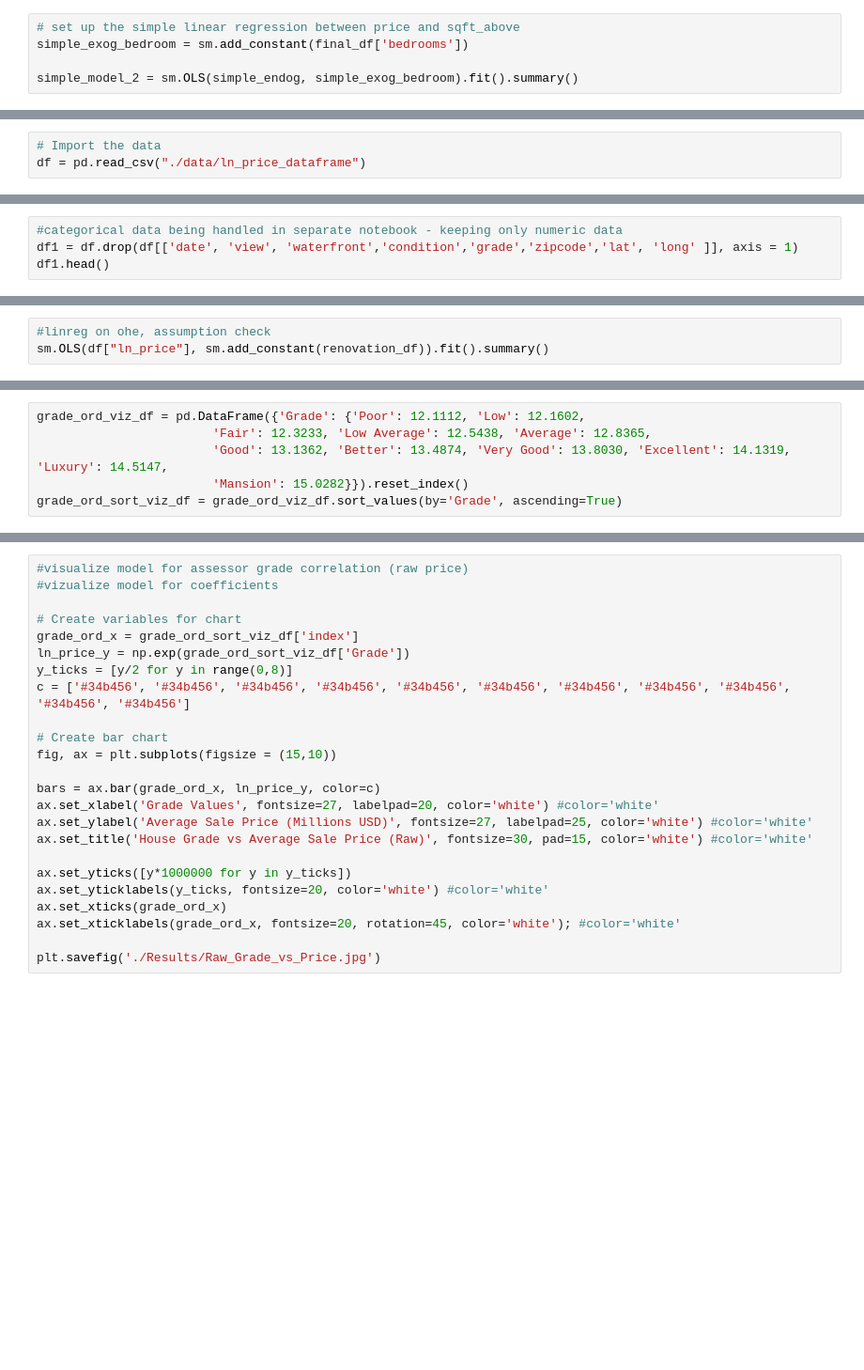
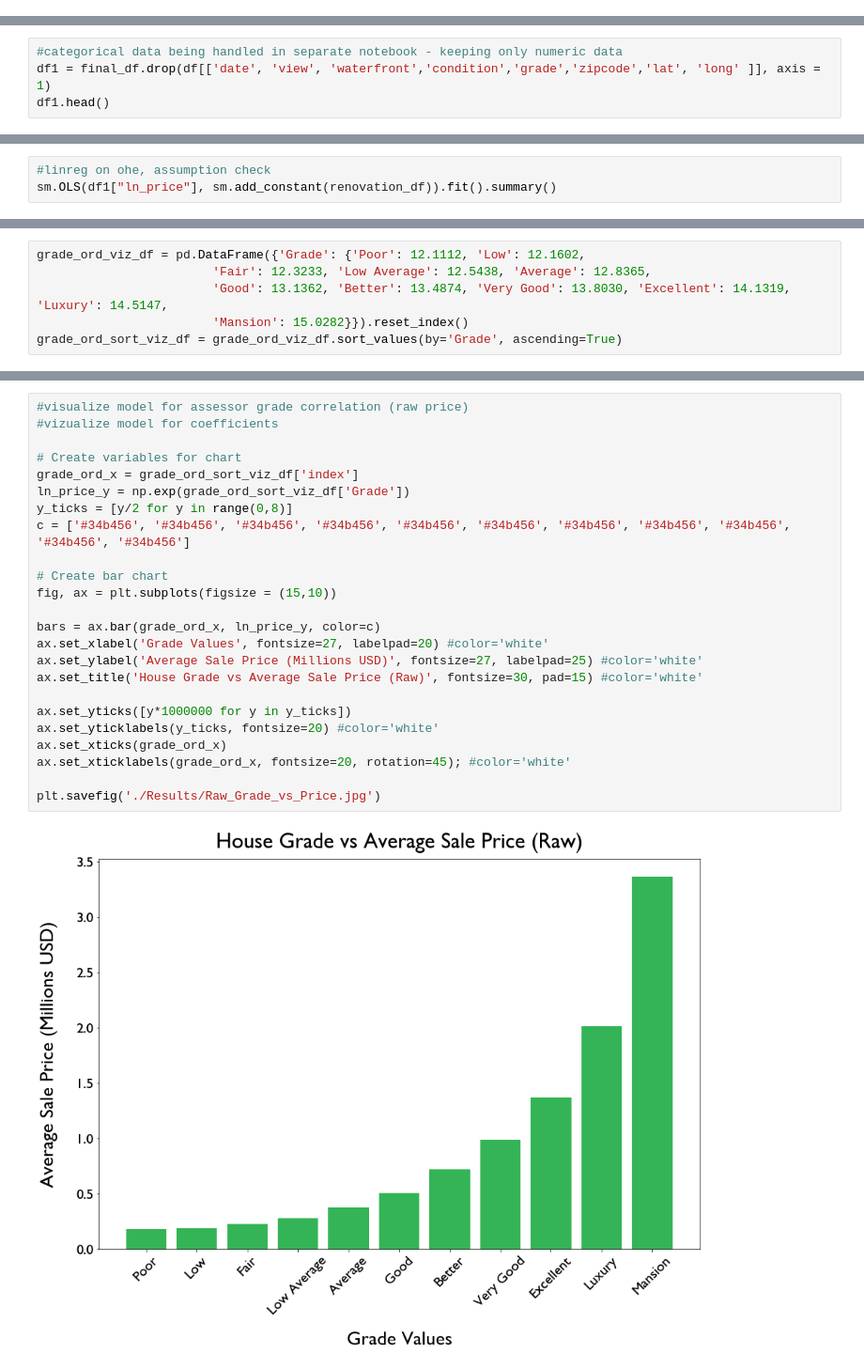
Before and after one commit to dermothethird/King_County_Housing_Project, a Jupyter notebook: Final Deliverable Notebook.ipynb, the cells around one changed output, grey strips where cells are left out. Shown at 94% size. Saved outputs shown, nothing was run; the diff lists cells and outputs as text; blank space fills up the shorter version.

```diff
--- a/Final Deliverable Notebook.ipynb
+++ b/Final Deliverable Notebook.ipynb
@@ -342,5 +677,0 @@ final_df.corr()
-# %%
-# set up the simple linear regression between price and sqft_above
-simple_exog_bedroom = sm.add_constant(final_df['bedrooms'])
-
-simple_model_2 = sm.OLS(simple_endog, simple_exog_bedroom).fit().summary()
@@ -354,6 +680,3 @@ As expected, this model explains less variance than the last at 36.6%. Sqft_abov
-# %%
-# Import the data
-df = pd.read_csv("./data/ln_price_dataframe")
 # %% [markdown]
 # Investigating the data
 # %%
@@ -364,4 +719,4 @@ df.info()
 # %%
 #categorical data being handled in separate notebook - keeping only numeric data
-df1 = df.drop(df[['date', 'view', 'waterfront','condition','grade','zipcode','lat', 'long' ]], axis = 1)
+df1 = final_df.drop(df[['date', 'view', 'waterfront','condition','grade','zipcode','lat', 'long' ]], axis = 1)
 df1.head()
@@ -423,3 +922,3 @@ renovation_df
 # %%
 #linreg on ohe, assumption check
-sm.OLS(df["ln_price"], sm.add_constant(renovation_df)).fit().summary()
+sm.OLS(df1["ln_price"], sm.add_constant(renovation_df)).fit().summary()
@@ -983,24 +2203,26 @@ plt.savefig('./Results/Grade_vs_Price.jpg')
 # %%
 #visualize model for assessor grade correlation (raw price)
 #vizualize model for coefficients
 
 # Create variables for chart
 grade_ord_x = grade_ord_sort_viz_df['index']
 ln_price_y = np.exp(grade_ord_sort_viz_df['Grade'])
 y_ticks = [y/2 for y in range(0,8)]
 c = ['#34b456', '#34b456', '#34b456', '#34b456', '#34b456', '#34b456', '#34b456', '#34b456', '#34b456', '#34b456', '#34b456']
 
 # Create bar chart
 fig, ax = plt.subplots(figsize = (15,10))
 
 bars = ax.bar(grade_ord_x, ln_price_y, color=c)
-ax.set_xlabel('Grade Values', fontsize=27, labelpad=20, color='white') #color='white'
-ax.set_ylabel('Average Sale Price (Millions USD)', fontsize=27, labelpad=25, color='white') #color='white'
-ax.set_title('House Grade vs Average Sale Price (Raw)', fontsize=30, pad=15, color='white') #color='white'
+ax.set_xlabel('Grade Values', fontsize=27, labelpad=20) #color='white'
+ax.set_ylabel('Average Sale Price (Millions USD)', fontsize=27, labelpad=25) #color='white'
+ax.set_title('House Grade vs Average Sale Price (Raw)', fontsize=30, pad=15) #color='white'
 
 ax.set_yticks([y*1000000 for y in y_ticks])
-ax.set_yticklabels(y_ticks, fontsize=20, color='white') #color='white'
+ax.set_yticklabels(y_ticks, fontsize=20) #color='white'
 ax.set_xticks(grade_ord_x)
-ax.set_xticklabels(grade_ord_x, fontsize=20, rotation=45, color='white'); #color='white'
+ax.set_xticklabels(grade_ord_x, fontsize=20, rotation=45); #color='white'
 
 plt.savefig('./Results/Raw_Grade_vs_Price.jpg')
+# %% [output]
+[figure, added]
```
Also changed, not shown: parts of 176 cells of this notebook, 7 other files.
